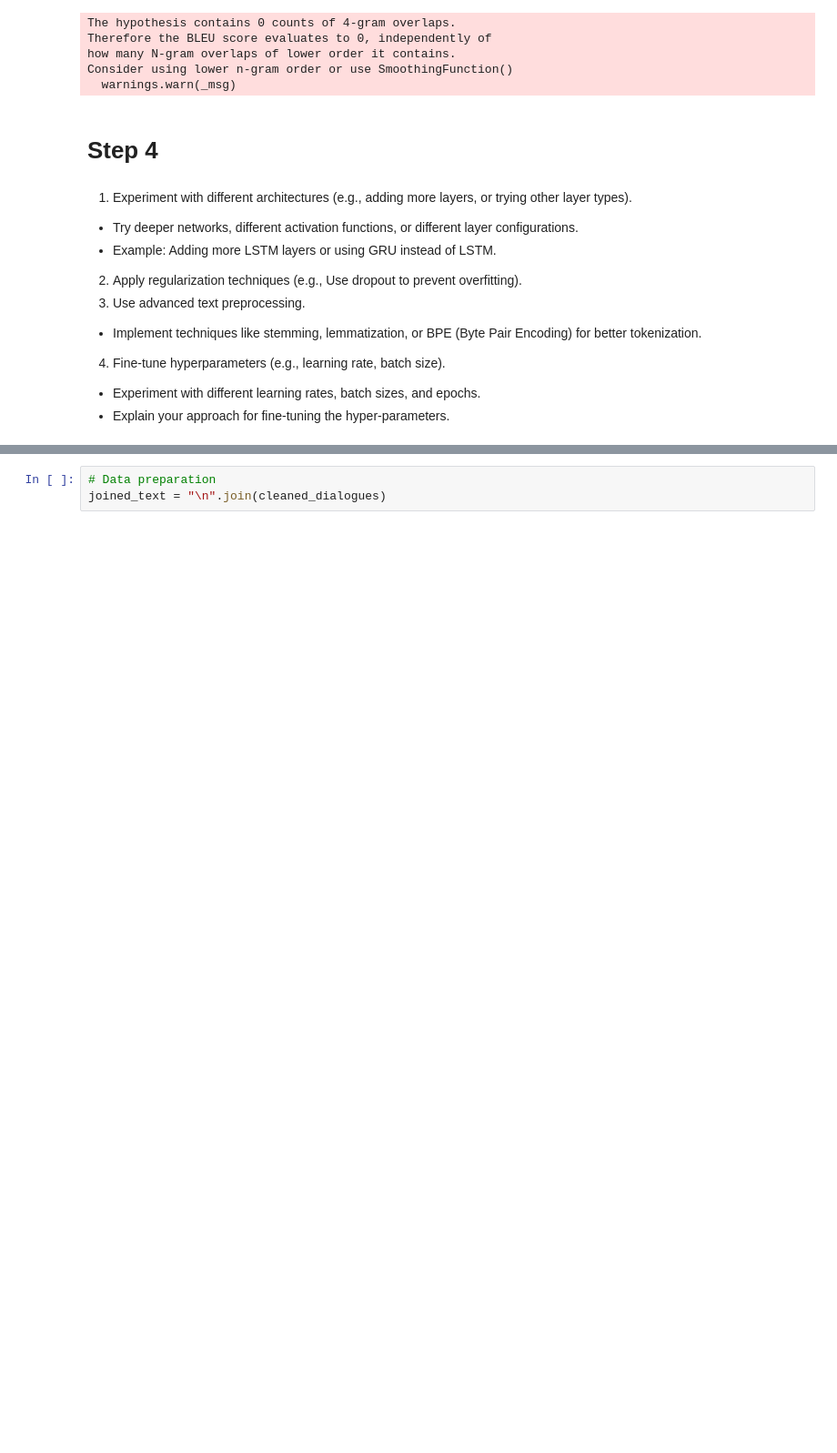
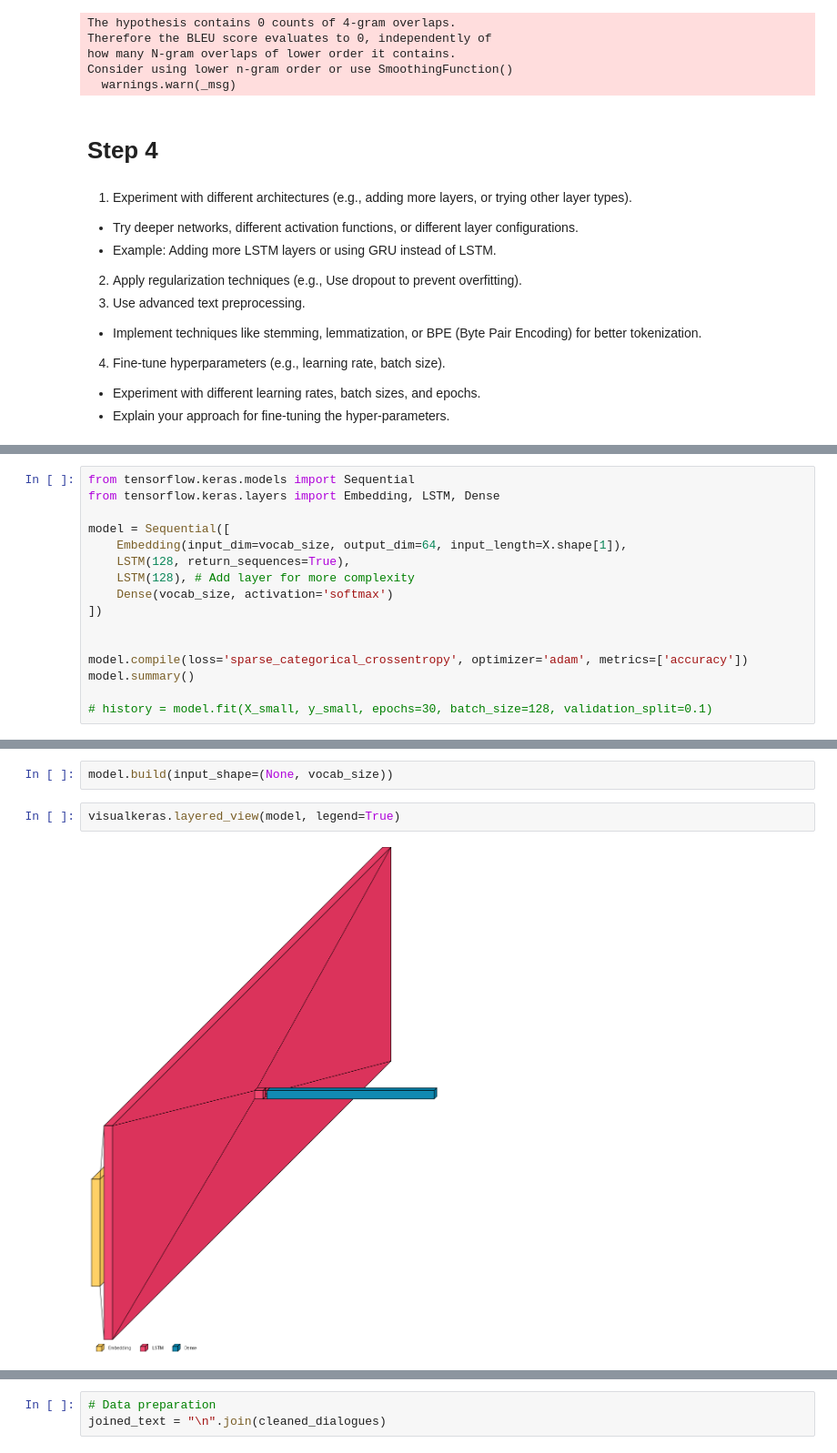
Before and after one commit to itoshiyanazawa/rnn_project, a Jupyter notebook: main.ipynb, the cells around one changed output, grey strips where cells are left out. Shown: that part at 91% size. Drawn from its saved outputs; the diff is of its cells as text; blank space fills up the shorter version.

```diff
--- a/main.ipynb
+++ b/main.ipynb
@@ -561,0 +798,16 @@ time and computer resource wise, using pre-trained model is bteer solution to tr
+# %%
+from tensorflow.keras.models import Sequential
+from tensorflow.keras.layers import Embedding, LSTM, Dense
+
+model = Sequential([
+    Embedding(input_dim=vocab_size, output_dim=64, input_length=X.shape[1]),
+    LSTM(128, return_sequences=True),
+    LSTM(128), # Add layer for more complexity
+    Dense(vocab_size, activation='softmax')
+])
+
+
+model.compile(loss='sparse_categorical_crossentropy', optimizer='adam', metrics=['accuracy'])
+model.summary()
+
+# history = model.fit(X_small, y_small, epochs=30, batch_size=128, validation_split=0.1)
@@ -561,0 +830,6 @@ time and computer resource wise, using pre-trained model is bteer solution to tr
+# %%
+model.build(input_shape=(None, vocab_size))
+# %%
+visualkeras.layered_view(model, legend=True)
+# %% [output]
+[figure, added]
```
Also changed, not shown: parts of 40 cells of this notebook.
